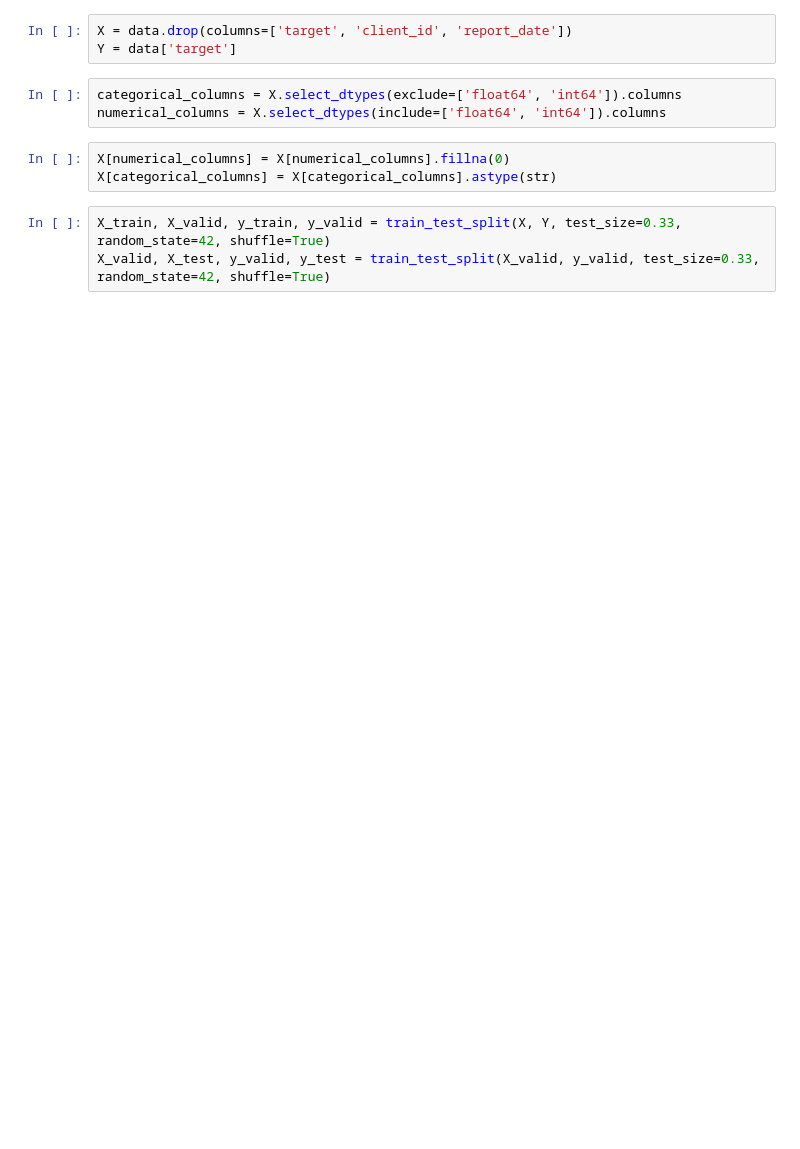
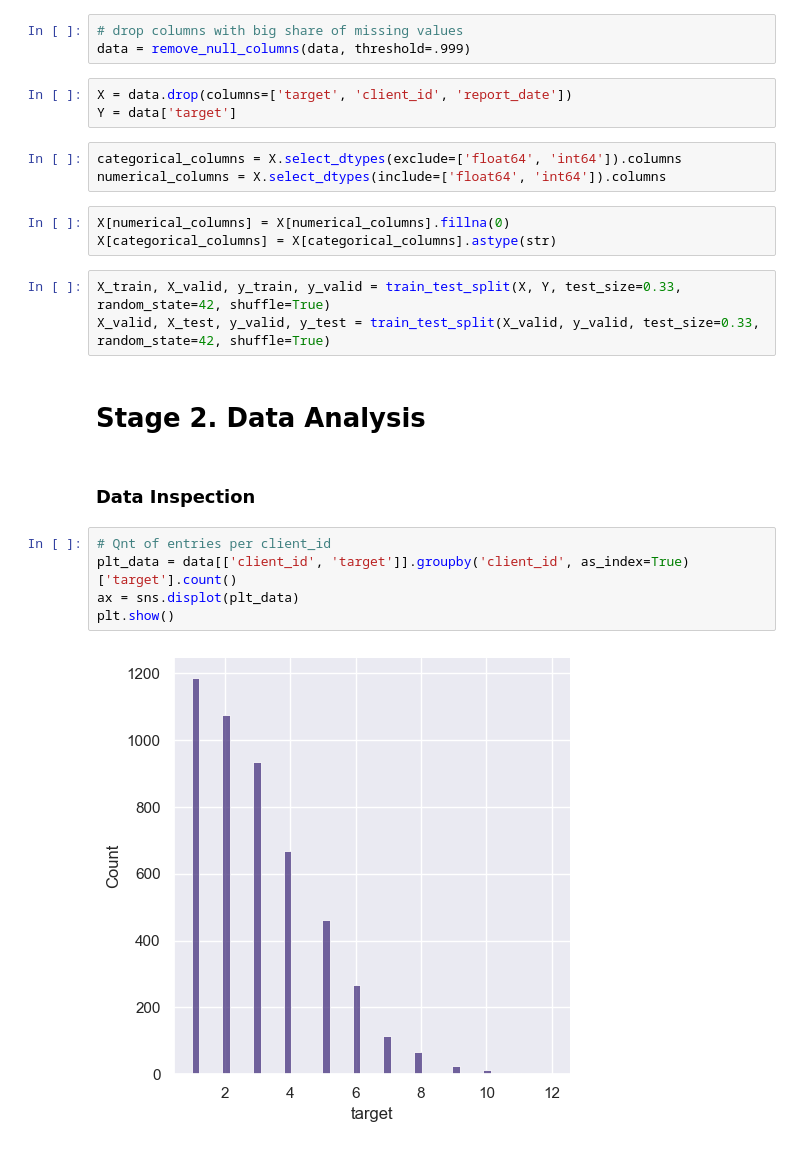
Before and after one commit to FVA13/samolet_parking_lot, a Jupyter notebook: notebooks/model_assemble.ipynb, the cells around one changed output. Drawn from its saved outputs; the diff is of its cells as text; blank space fills up the shorter version.

```diff
--- a/notebooks/model_assemble.ipynb
+++ b/notebooks/model_assemble.ipynb
@@ -56,6 +60,9 @@ INFO: Pandarallel will use standard multiprocessing data transfer (pipe) to tran
 data = pd.read_csv("../data/raw/train_dataset_Самолет.csv")
 # %%
 data = create_date_features(data)
+# %%
+# drop columns with big share of missing values
+data = remove_null_columns(data, threshold=.999)
 # %%
 X = data.drop(columns=['target', 'client_id', 'report_date'])
 Y = data['target']
@@ -68,3 +75,14 @@ X[categorical_columns] = X[categorical_columns].astype(str)
 # %%
 X_train, X_valid, y_train, y_valid = train_test_split(X, Y, test_size=0.33, random_state=42, shuffle=True)
 X_valid, X_test, y_valid, y_test = train_test_split(X_valid, y_valid, test_size=0.33, random_state=42, shuffle=True)
+# %% [markdown]
+# Stage 2. Data Analysis
+# %% [markdown]
+### Data Inspection
+# %%
+# Qnt of entries per client_id
+plt_data = data[['client_id', 'target']].groupby('client_id', as_index=True)['target'].count()
+ax = sns.displot(plt_data)
+plt.show()
+# %% [output]
+[figure, added]
```
Also changed, not shown: parts of 41 cells of this notebook, 5 other files.
